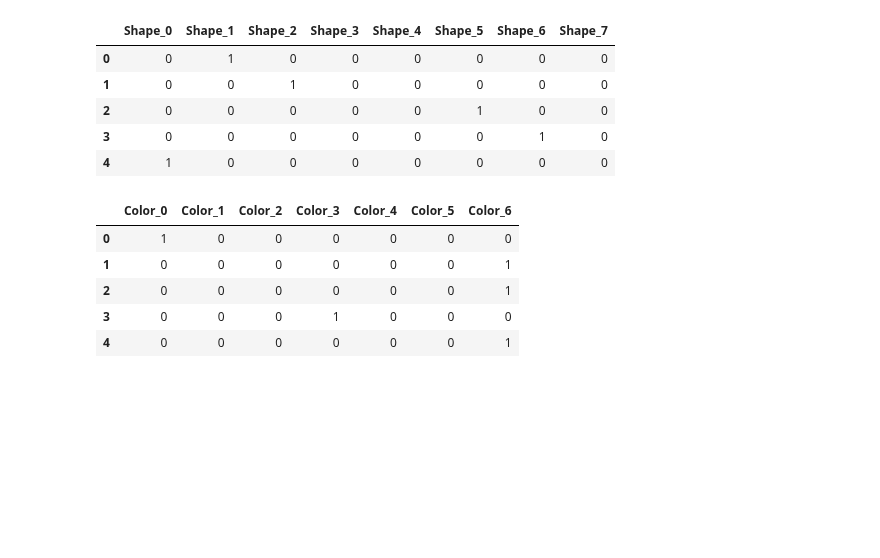
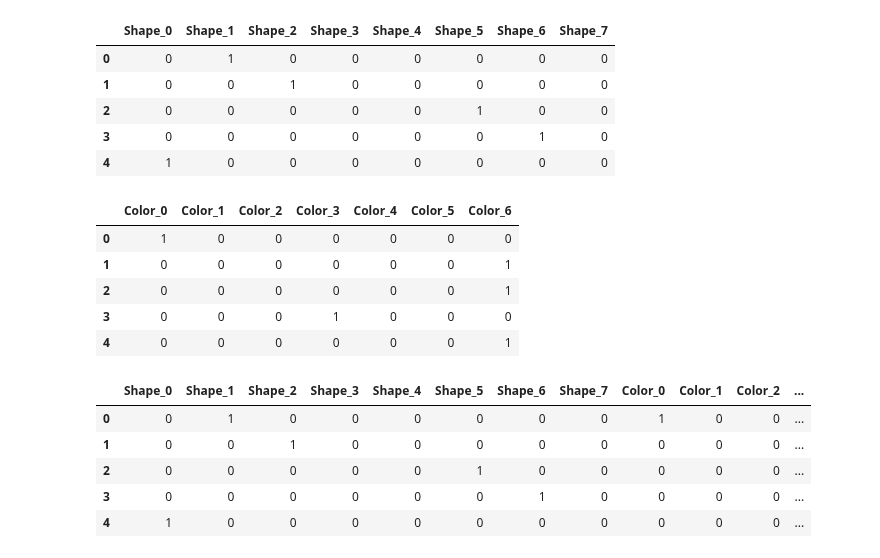
Before and after one commit to FinchMF/Classification_Models, a Jupyter notebook: Gathering_Data.ipynb, the cells around one changed output. Saved outputs shown, nothing was run; the diff lists cells and outputs as text; code cells hidden in the pictures; blank space fills up the shorter version.

```diff
--- a/Gathering_Data.ipynb
+++ b/Gathering_Data.ipynb
@@ -1071,3 +1071,13 @@ encoded_color.head()
 | 2 | 0 | 0 | 0 | 0 | 0 | 0 | 1 |
 | 3 | 0 | 0 | 0 | 1 | 0 | 0 | 0 |
 | 4 | 0 | 0 | 0 | 0 | 0 | 0 | 1 |
+# %%
+shape_and_color_df = pd.concat([encoded_shape, encoded_color], axis = 1)
+shape_and_color_df.head()
+# %% [output]
+|  | Shape_0 | Shape_1 | Shape_2 | Shape_3 | Shape_4 | Shape_5 | Shape_6 | Shape_7 | Color_0 | Color_1 | Color_2 | ... |
+| 0 | 0 | 1 | 0 | 0 | 0 | 0 | 0 | 0 | 1 | 0 | 0 | ... |
+| 1 | 0 | 0 | 1 | 0 | 0 | 0 | 0 | 0 | 0 | 0 | 0 | ... |
+| 2 | 0 | 0 | 0 | 0 | 0 | 1 | 0 | 0 | 0 | 0 | 0 | ... |
+| 3 | 0 | 0 | 0 | 0 | 0 | 0 | 1 | 0 | 0 | 0 | 0 | ... |
+| 4 | 1 | 0 | 0 | 0 | 0 | 0 | 0 | 0 | 0 | 0 | 0 | ... |
```
Also changed, not shown: parts of 2 cells of this notebook.
